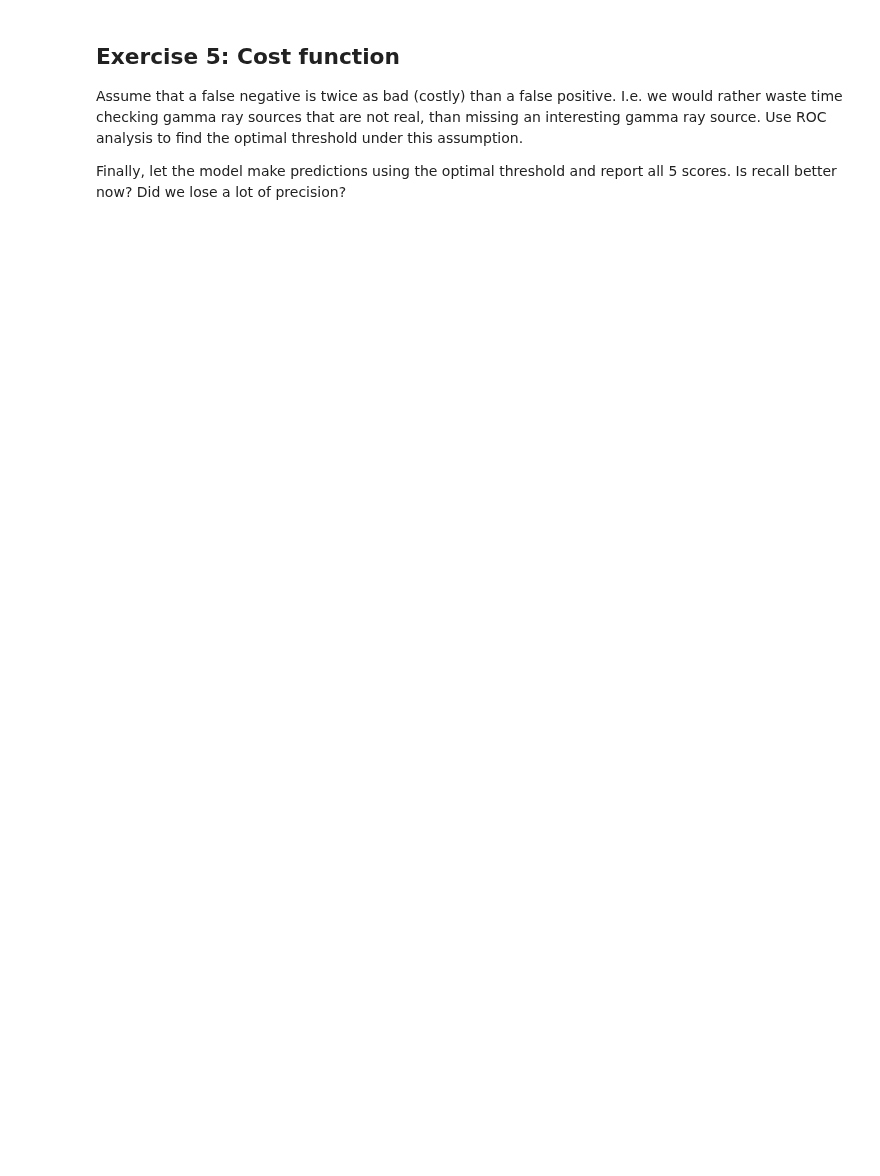
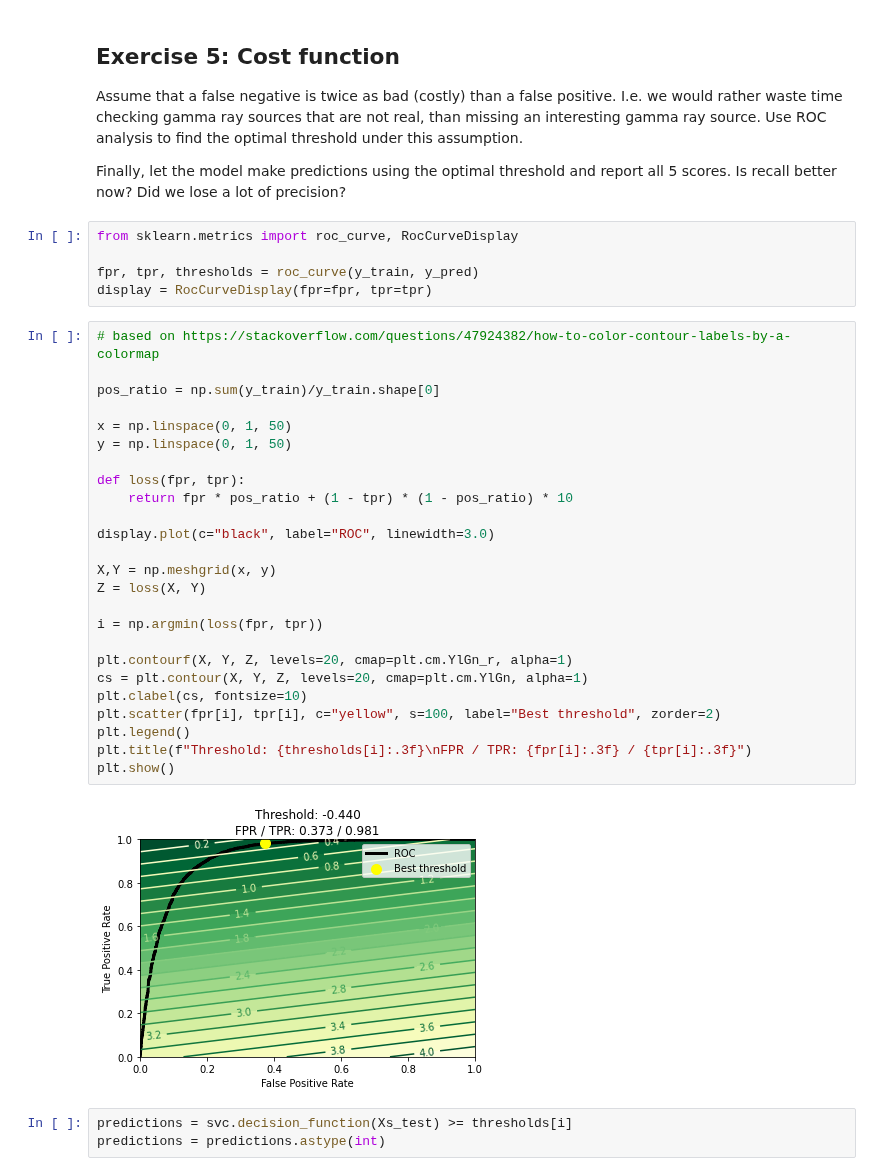
Before and after one commit to gekas145/tue-ml-course, a Jupyter notebook: labs/Lab 2b - Model Selection.ipynb, the cells around one changed output. Cells and saved outputs as stored; diff of their text form; blank space fills up the shorter version.

```diff
--- a/labs/Lab 2b - Model Selection.ipynb
+++ b/labs/Lab 2b - Model Selection.ipynb
@@ -154,3 +201,38 @@ First, plot the Precision-Recall curve for the SVM using the default parameters
 Assume that a false negative is twice as bad (costly) than a false positive. I.e. we would rather waste time checking gamma ray sources that are not real, than missing an interesting gamma ray source. Use ROC analysis to find the optimal threshold under this assumption.
 
 Finally, let the model make predictions using the optimal threshold and report all 5 scores. Is recall better now? Did we lose a lot of precision?
+# %%
+from sklearn.metrics import roc_curve, RocCurveDisplay
+
+fpr, tpr, thresholds = roc_curve(y_train, y_pred)
+display = RocCurveDisplay(fpr=fpr, tpr=tpr)
+# %%
+# based on https://stackoverflow.com/questions/47924382/how-to-color-contour-labels-by-a-colormap
+
+pos_ratio = np.sum(y_train)/y_train.shape[0]
+
+x = np.linspace(0, 1, 50)
+y = np.linspace(0, 1, 50)
+
+def loss(fpr, tpr):
+    return fpr * pos_ratio + (1 - tpr) * (1 - pos_ratio) * 10
+
+display.plot(c="black", label="ROC", linewidth=3.0)
+
+X,Y = np.meshgrid(x, y)
+Z = loss(X, Y)
+
+i = np.argmin(loss(fpr, tpr))
+
+plt.contourf(X, Y, Z, levels=20, cmap=plt.cm.YlGn_r, alpha=1)
+cs = plt.contour(X, Y, Z, levels=20, cmap=plt.cm.YlGn, alpha=1)
+plt.clabel(cs, fontsize=10)
+plt.scatter(fpr[i], tpr[i], c="yellow", s=100, label="Best threshold", zorder=2)
+plt.legend()
+plt.title(f"Threshold: {thresholds[i]:.3f}\nFPR / TPR: {fpr[i]:.3f} / {tpr[i]:.3f}")
+plt.show()
+# %% [output]
+[figure, added]
+# %%
+predictions = svc.decision_function(Xs_test) >= thresholds[i]
+predictions = predictions.astype(int)
```
Also changed, not shown: parts of 14 cells of this notebook.
